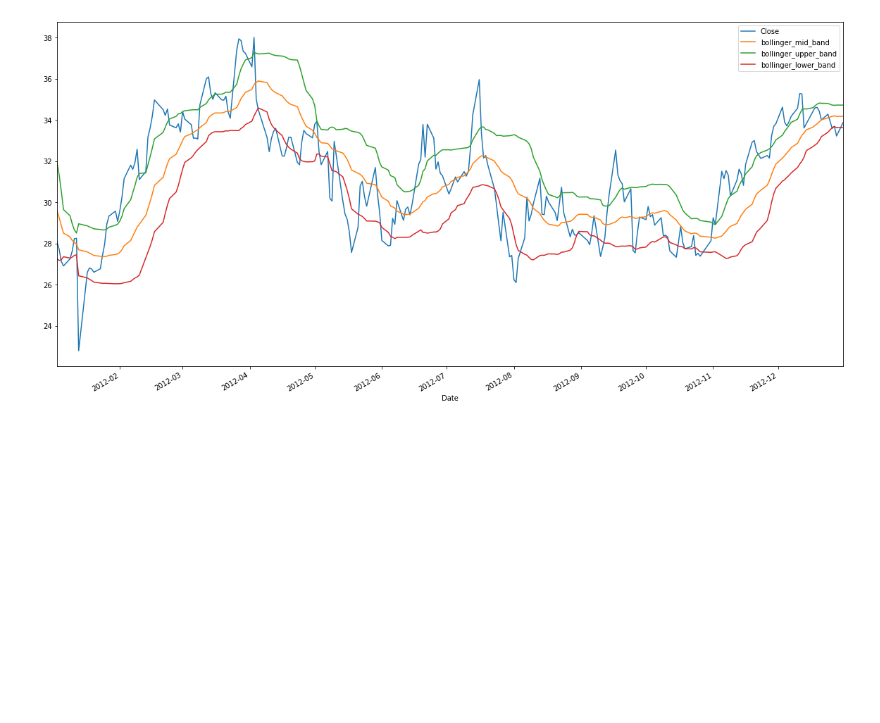
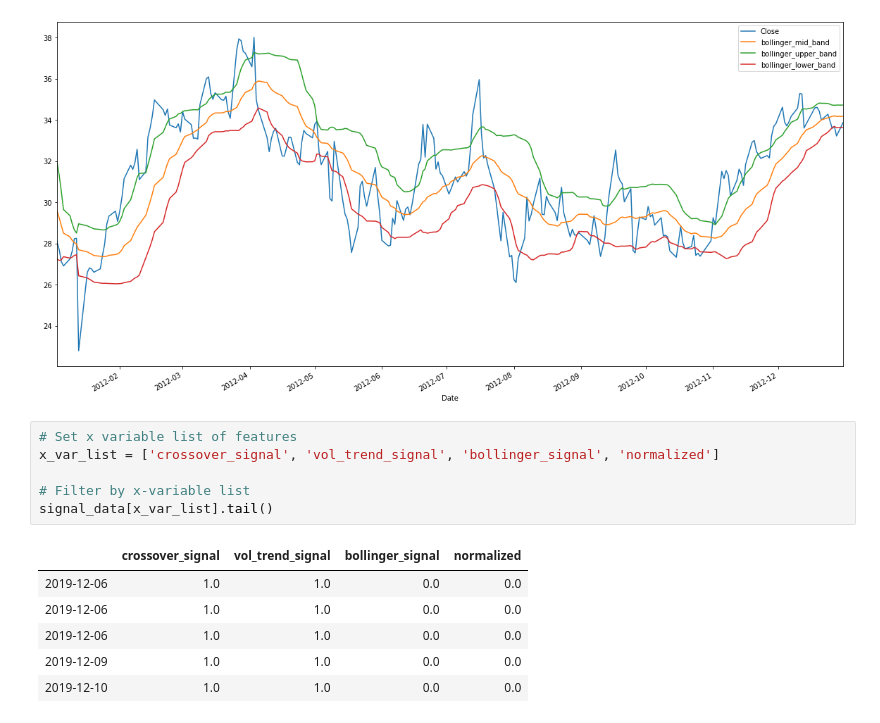
Before and after one commit to irayje/project_2, a Jupyter notebook: model_training.ipynb, the cells around one changed output. Cells and saved outputs as stored; diff of their text form; blank space fills up the shorter version.

```diff
--- a/model_training.ipynb
+++ b/model_training.ipynb
@@ -212,3 +212,16 @@ data.loc['2012-01-01':'2013-01-01'][['Close','bollinger_mid_band','bollinger_upp
 # %% [output]
 <matplotlib.axes._subplots.AxesSubplot at 0x...>
 [figure]
+# %%
+# Set x variable list of features
+x_var_list = ['crossover_signal', 'vol_trend_signal', 'bollinger_signal', 'normalized']
+
+# Filter by x-variable list
+signal_data[x_var_list].tail()
+# %% [output]
+|  | crossover_signal | vol_trend_signal | bollinger_signal | normalized |
+| 2019-12-06 | 1.0 | 1.0 | 0.0 | 0.0 |
+| 2019-12-06 | 1.0 | 1.0 | 0.0 | 0.0 |
+| 2019-12-06 | 1.0 | 1.0 | 0.0 | 0.0 |
+| 2019-12-09 | 1.0 | 1.0 | 0.0 | 0.0 |
+| 2019-12-10 | 1.0 | 1.0 | 0.0 | 0.0 |
```
Also changed, not shown: parts of 5 cells of this notebook.
